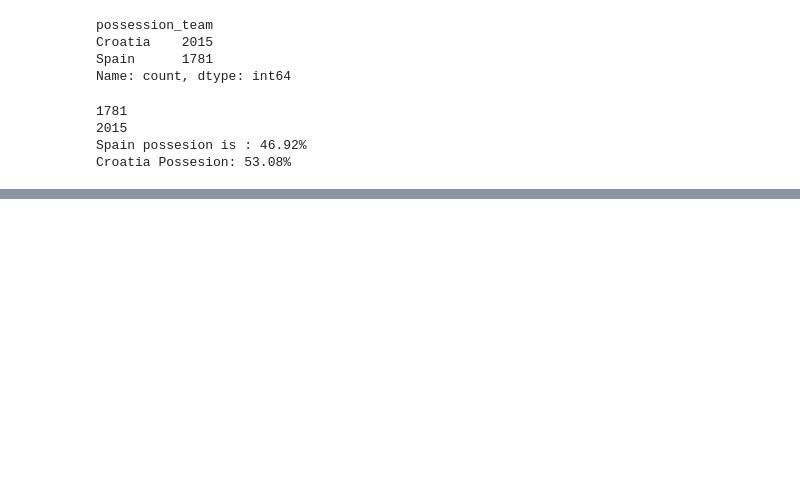
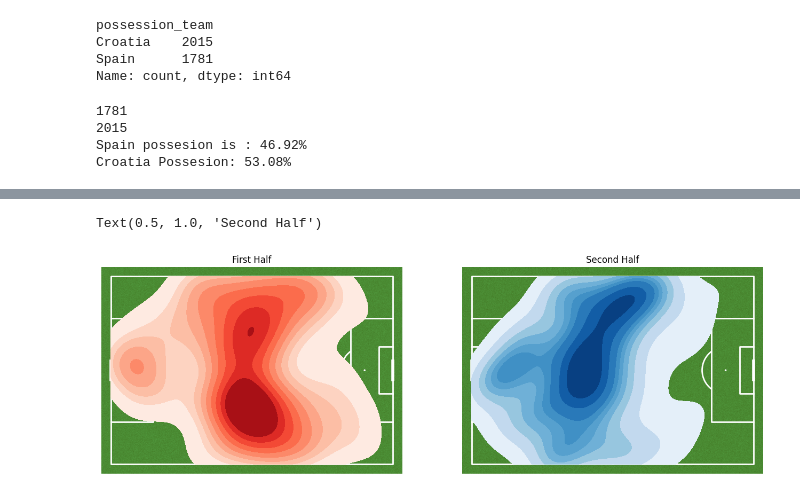
Before and after one commit to molinaferrerj/EUROCUP-ANALYTICS, a Jupyter notebook: 01_explore.ipynb, the cells around one changed output, grey strips where cells are left out. Saved outputs shown, nothing was run; the diff lists cells and outputs as text; code cells hidden in the pictures; blank space fills up the shorter version.

```diff
--- a/01_explore.ipynb
+++ b/01_explore.ipynb
@@ -163,0 +300,7 @@ Croatia Possesion: 53.08%
+# %%
+passing= game1[(game1['type'] == 'Pass') | (game1['type'] == 'Carry')]
+
+
+spain_passing = passing[(passing['team'] == 'Spain')]
+
+spain_passing[['player', 'team', 'minute', 'location', 'pass_recipient', 'pass_length', 'pass_angle', 'carry_end_location']]
@@ -163,0 +321,11 @@ Croatia Possesion: 53.08%
+# %%
+spain_passing['x'] = spain_passing['location'].apply(lambda loc: loc[0])
+spain_passing['y'] = spain_passing['location'].apply(lambda loc: loc[1])
+
+lineup_df = pd.DataFrame(spain_lineup)
+spain_passing = passing[passing['team'] == 'Spain'].copy()
+spain_passing['x'] = spain_passing['location'].apply(lambda loc: loc[0])
+spain_passing['y'] = spain_passing['location'].apply(lambda loc: loc[1])
+
+spain_passing_h1 = spain_passing[spain_passing['period'] == 1]
+spain_passing_h2 = spain_passing[spain_passing['period'] == 2]
@@ -163,0 +343,20 @@ Croatia Possesion: 53.08%
+# %%
+import matplotlib.pyplot as plt
+
+fig, axes = plt.subplots(1, 2, figsize=(16, 6))
+
+
+pitch.draw(ax=axes[0])
+pitch.draw(ax=axes[1])
+
+
+pitch = Pitch(pitch_color='grass', line_color='white')
+
+pitch.kdeplot(spain_passing_h1["x"], spain_passing_h1["y"], ax=axes[0], fill=True, cmap='Reds')
+pitch.kdeplot(spain_passing_h2["x"], spain_passing_h2["y"], ax=axes[1], fill=True, cmap='Blues')
+
+axes[0].set_title('First Half')
+axes[1].set_title('Second Half')
+# %% [output]
+Text(0.5, 1.0, 'Second Half')
+[figure, added]
```
Also changed, not shown: parts of 12 cells of this notebook.
